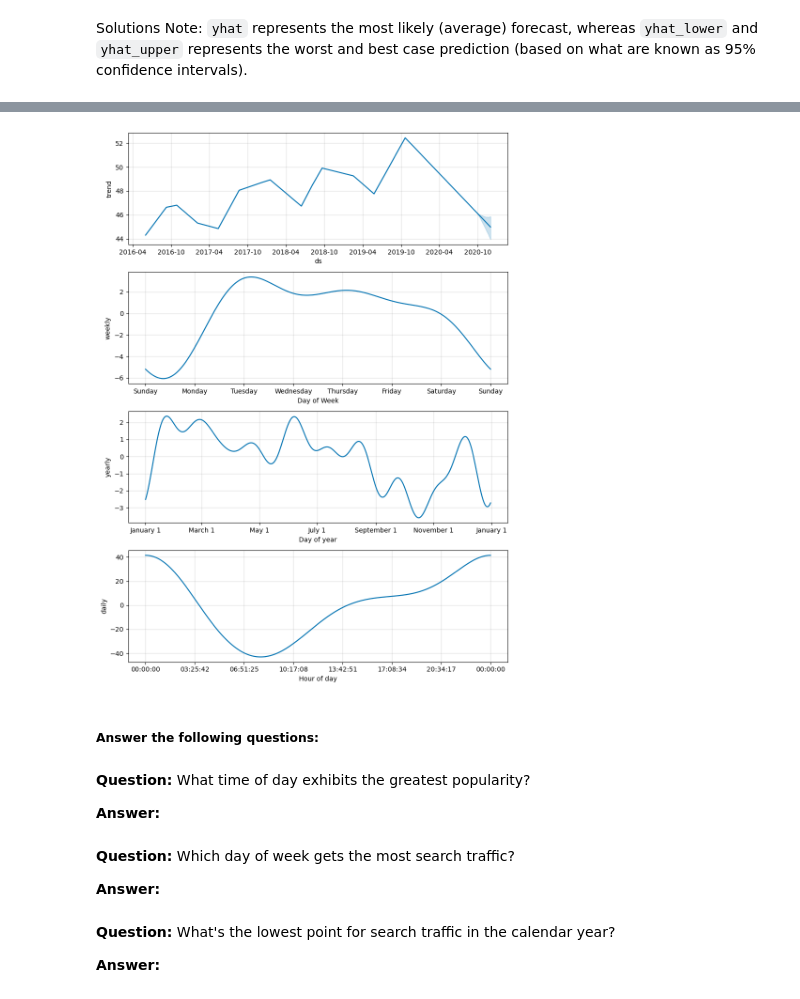
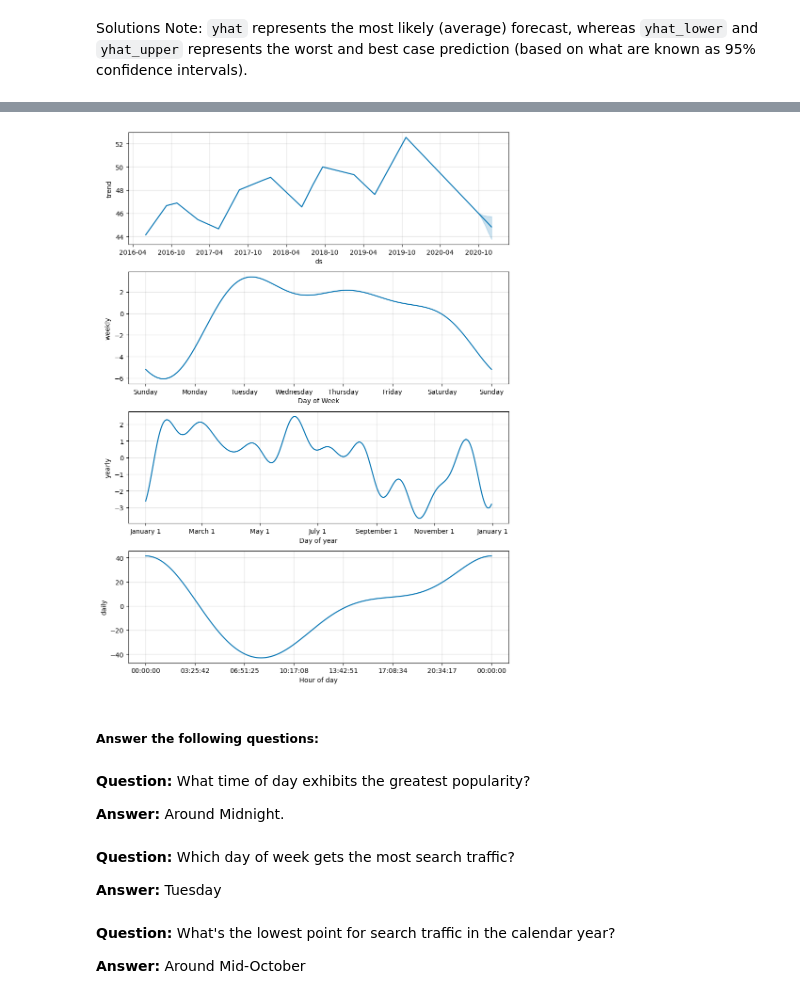
Before and after one commit to ballen614/prophet-challenge, a Jupyter notebook: forecasting_net_prophet.ipynb, the cells around one changed output, grey strips where cells are left out. Drawn from its saved outputs; the diff is of its cells as text; code cells hidden in the pictures.

```diff
--- a/forecasting_net_prophet.ipynb
+++ b/forecasting_net_prophet.ipynb
@@ -494,9 +494,11 @@ fig1 = m.plot(forecast_mercado_trends)
 * What's the lowest point for search traffic in the calendar year?
 # %%
 # Set the index in the forecast_mercado_trends DataFrame to the ds datetime column
+#forecast_mercado_trends.info()
+# View the only yhat,yhat_lower and yhat_upper columns from the DataFrame
 
-
-# View the only the yhat,yhat_lower and yhat_upper columns from the DataFrame
+fmt_df = forecast_mercado_trends.set_index("ds")[["yhat","yhat_lower","yhat_upper"]]
+fmt_df.head()
 # %% [output]
 |  | yhat | yhat_lower | yhat_upper |
 | ds |  |  |  |
@@ -516,22 +519,23 @@ Solutions Note: `yhat` represents the most likely (average) forecast, whereas `y
 # %%
 # Reset the index in the forecast_mercado_trends DataFrame
-
+forecast_mercado_trends.reset_index()
 
 # Use the plot_components function to visualize the forecast results
-# for the forecast_canada DataFrame
+# for the forecast_mercado_trends DataFrame
+fig2 = m.plot_components(forecast_mercado_trends)
 # %% [output]
-[figure, old version]
+[figure, new version]
 # %% [markdown]
 ##### Answer the following questions:
 # %% [markdown]
 **Question:** What time of day exhibits the greatest popularity?
 
-**Answer:**
+**Answer:** Around Midnight.
 # %% [markdown]
 **Question:** Which day of week gets the most search traffic?
 
-**Answer:**
+**Answer:** Tuesday
 # %% [markdown]
 **Question:** What's the lowest point for search traffic in the calendar year?
 
-**Answer:**
+**Answer:** Around Mid-October
```
Also changed, not shown: parts of 5 cells of this notebook.
